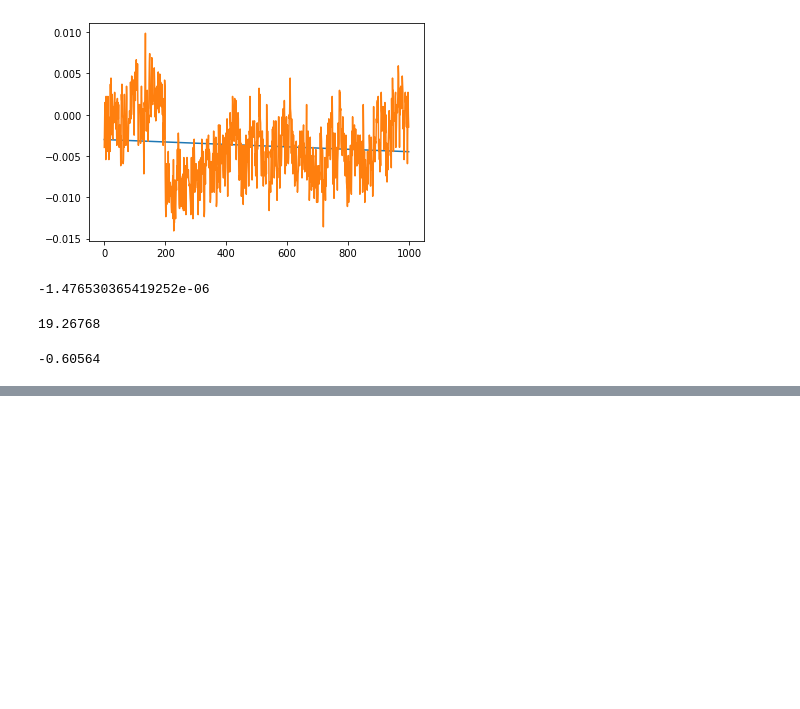
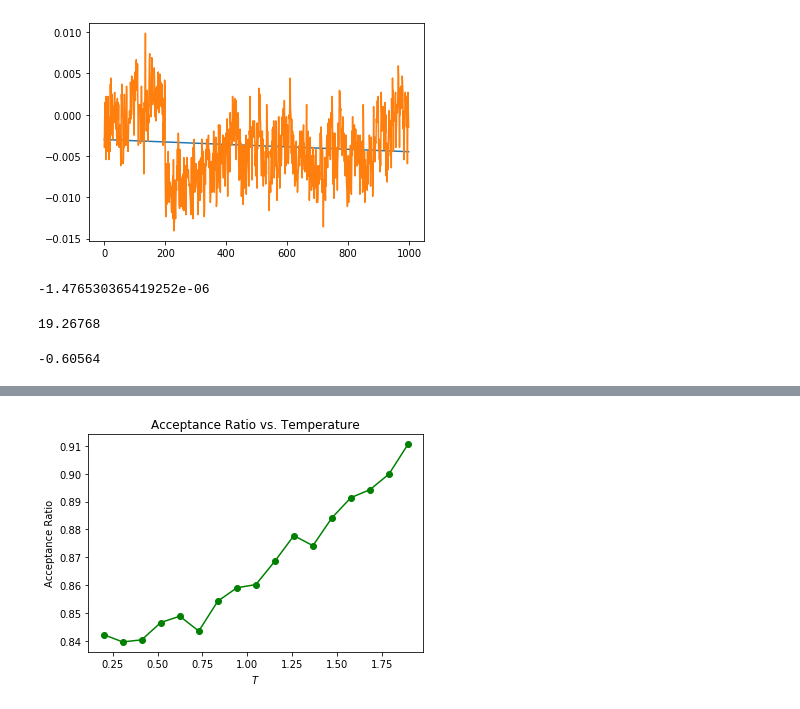
Before and after one commit to g-peery/montecarlo-ea, a Jupyter notebook: Parallel Tempering Edwards Anderson.ipynb, the cells around one changed output, grey strips where cells are left out. Cells and saved outputs as stored; diff of their text form; code cells hidden in the pictures; blank space fills up the shorter version.

```diff
--- a/Parallel Tempering Edwards Anderson.ipynb
+++ b/Parallel Tempering Edwards Anderson.ipynb
@@ -198,0 +227,5 @@ avg_ql
+# %%
+rsr = read_results("ratios")
+rsr.plot_acceptance()
+# %% [output]
+[figure, added]
```
Also changed, not shown: parts of 20 cells of this notebook, 1 other file.
